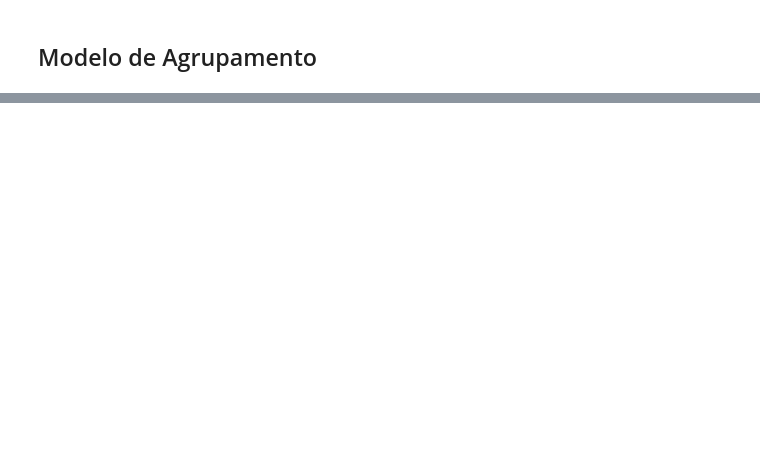
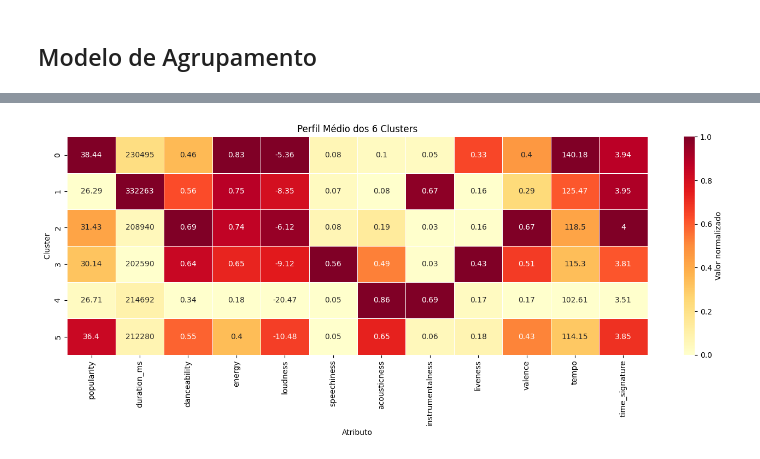
Before and after one commit to giu-garrido/projeto-integrador-5-semestre, a Jupyter notebook: analise_do_dataset.ipynb, the cells around one changed output, grey strips where cells are left out. Saved outputs shown, nothing was run; the diff lists cells and outputs as text; code cells hidden in the pictures; blank space fills up the shorter version.

```diff
--- a/analise_do_dataset.ipynb
+++ b/analise_do_dataset.ipynb
@@ -365,0 +465,23 @@ DenseVector([0.246, 0.1276, 0.1054, 0.0878, 0.082, 0.0751, 0.0695, 0.0694, 0.060
+# %%
+cols = ['popularity',
+ 'duration_ms',
+ 'danceability',
+ 'energy',
+ 'loudness',
+ 'speechiness',
+ 'acousticness',
+ 'instrumentalness',
+ 'liveness',
+ 'valence',
+ 'tempo',
+ 'time_signature']
+
+# Médias dos atributos originais por cluster
+medias_cluster = (
+    df_clusterizado
+    .select(cols + ['cluster'])
+    .groupBy('cluster')
+    .agg(*[F.round(F.avg(c), 4).alias(c) for c in cols])
+    .orderBy('cluster')
+)
+medias_cluster.show(truncate=False)
@@ -365,0 +499,16 @@ DenseVector([0.246, 0.1276, 0.1054, 0.0878, 0.082, 0.0751, 0.0695, 0.0694, 0.060
+# %%
+# Heatmap dos perfis de cada cluster
+df_medias = medias_cluster.toPandas().set_index('cluster')
+df_norm = (df_medias - df_medias.min()) / (df_medias.max() - df_medias.min())
+
+plt.figure(figsize=(14, 6))
+sns.heatmap(df_norm, annot=df_medias.round(2), fmt='g',
+            cmap='YlOrRd', linewidths=0.5,
+            cbar_kws={'label': 'Valor normalizado'})
+plt.title(f'Perfil Médio dos {K_ESCOLHIDO} Clusters')
+plt.xlabel('Atributo')
+plt.ylabel('Cluster')
+plt.tight_layout()
+plt.show()
+# %% [output]
+[figure, added]
```
Also changed, not shown: parts of 19 cells of this notebook.
